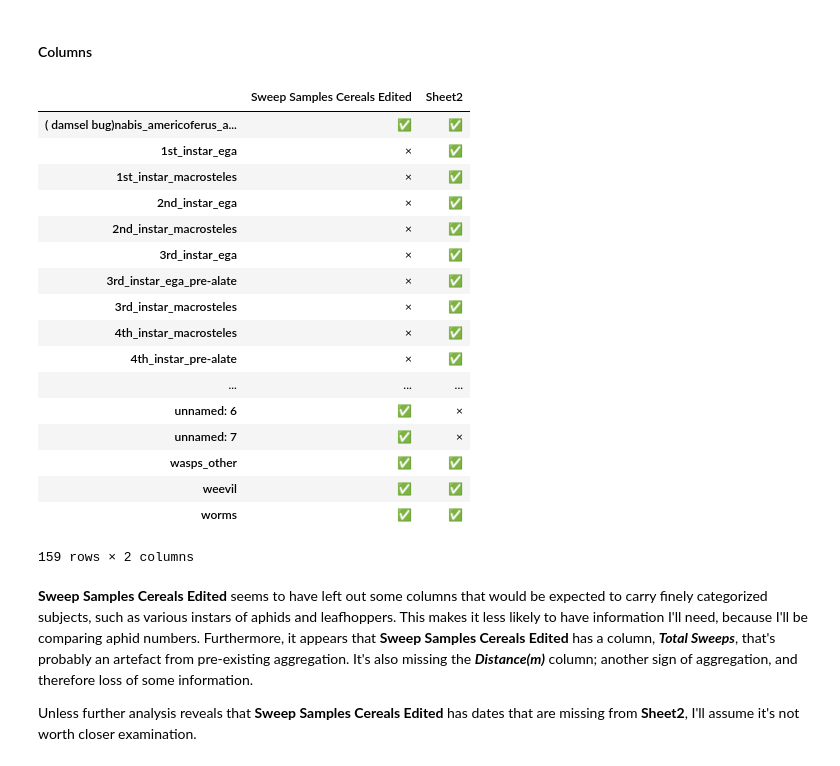
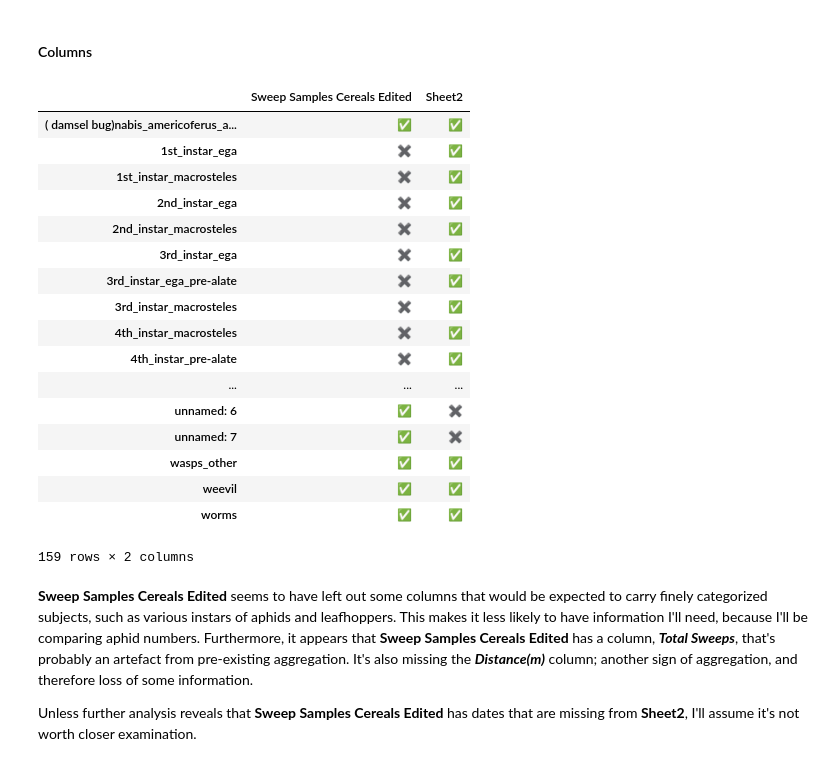
Before and after one commit to devvyn/aafc-field-data, a Jupyter notebook: notebook/projects/2016-sweep-vs-tiller/2016-sweep-vs-tiller.ipynb, the cells around one changed output. Drawn from its saved outputs; the diff is of its cells as text; code cells hidden in the pictures.

```diff
--- a/notebook/projects/2016-sweep-vs-tiller/2016-sweep-vs-tiller.ipynb
+++ b/notebook/projects/2016-sweep-vs-tiller/2016-sweep-vs-tiller.ipynb
@@ -501,27 +513,30 @@ sheet_names = sheets_to_compare.keys()
 #### Columns
 # %%
 pandas.options.display.max_rows = 140
-pandas.DataFrame(
-    data={
-        name: sheet.columns.to_series(name=name)
-        for name, sheet in sheets_to_compare.items()
-    }
-).isna().replace(to_replace={True: '×', False: '✅'})
+
+visualize_boolean(
+    pandas.DataFrame(
+        data={
+            name: sheet.columns.to_series(name=name)
+            for name, sheet in sheets_to_compare.items()
+        }
+    )
+)
 # %% [output]
 |  | Sweep Samples Cereals Edited | Sheet2 |
 | ( damsel bug)nabis_americoferus_a... | ✅ | ✅ |
-| 1st_instar_ega | × | ✅ |
-| 1st_instar_macrosteles | × | ✅ |
-| 2nd_instar_ega | × | ✅ |
-| 2nd_instar_macrosteles | × | ✅ |
-| 3rd_instar_ega | × | ✅ |
-| 3rd_instar_ega_pre-alate | × | ✅ |
-| 3rd_instar_macrosteles | × | ✅ |
-| 4th_instar_macrosteles | × | ✅ |
-| 4th_instar_pre-alate | × | ✅ |
+| 1st_instar_ega | ✖️ | ✅ |
+| 1st_instar_macrosteles | ✖️ | ✅ |
+| 2nd_instar_ega | ✖️ | ✅ |
+| 2nd_instar_macrosteles | ✖️ | ✅ |
+| 3rd_instar_ega | ✖️ | ✅ |
+| 3rd_instar_ega_pre-alate | ✖️ | ✅ |
+| 3rd_instar_macrosteles | ✖️ | ✅ |
+| 4th_instar_macrosteles | ✖️ | ✅ |
+| 4th_instar_pre-alate | ✖️ | ✅ |
 | ... | ... | ... |
-| unnamed: 6 | ✅ | × |
-| unnamed: 7 | ✅ | × |
+| unnamed: 6 | ✅ | ✖️ |
+| unnamed: 7 | ✅ | ✖️ |
 | wasps_other | ✅ | ✅ |
 | weevil | ✅ | ✅ |
 | worms | ✅ | ✅ |
```
Also changed, not shown: parts of 7 cells of this notebook.
